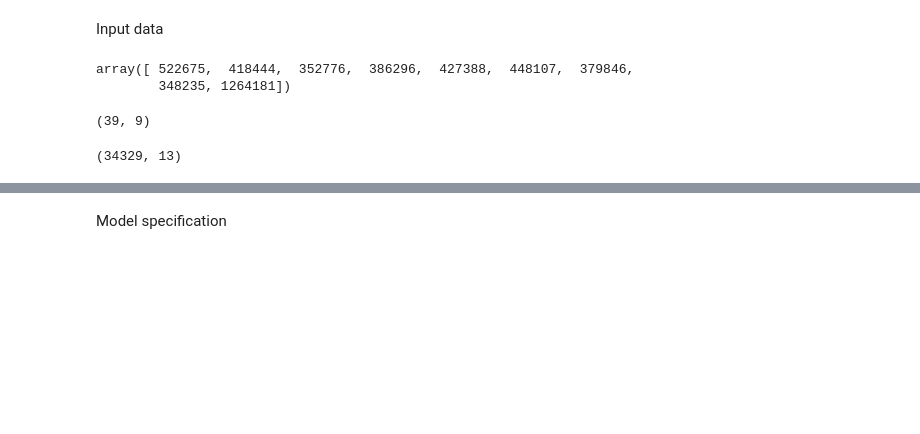
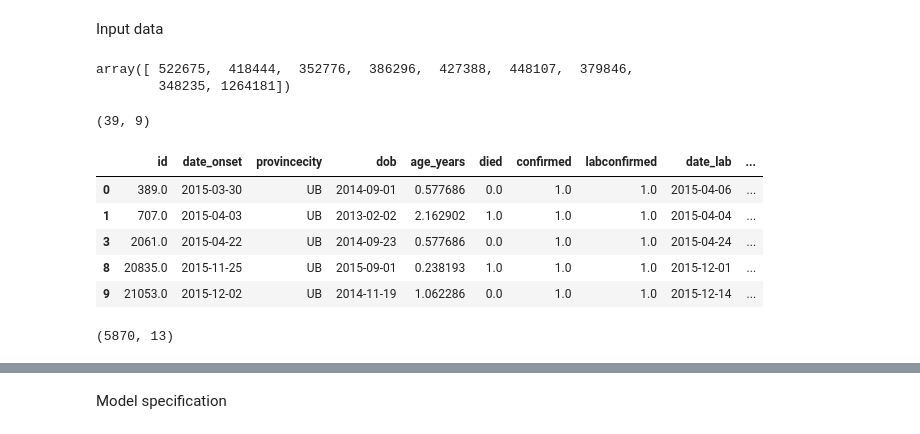
Before and after one commit to fonnesbeck/mongolia_measles, a Jupyter notebook: notebooks/Measles Dynamics.ipynb, the cells around one changed output, grey strips where cells are left out. Drawn from its saved outputs; the diff is of its cells as text; code cells hidden in the pictures; blank space fills up the shorter version.

Commit message:
Fixed confirmed count bug

```diff
--- a/notebooks/Measles Dynamics.ipynb
+++ b/notebooks/Measles Dynamics.ipynb
@@ -278,8 +278,18 @@ I.shape
 (39, 9)
 # %%
 I_age = I.sum(0)
+# %%
+lab_samples = line_list.dropna(subset=['date_lab']).copy()
+lab_samples.head()
+# %% [output]
+|  | id | date_onset | provincecity | dob | age_years | died | confirmed | labconfirmed | date_lab | ... |
+| 0 | 389.0 | 2015-03-30 | UB | 2014-09-01 | 0.577686 | 0.0 | 1.0 | 1.0 | 2015-04-06 | ... |
+| 1 | 707.0 | 2015-04-03 | UB | 2013-02-02 | 2.162902 | 1.0 | 1.0 | 1.0 | 2015-04-04 | ... |
+| 3 | 2061.0 | 2015-04-22 | UB | 2014-09-23 | 0.577686 | 0.0 | 1.0 | 1.0 | 2015-04-24 | ... |
+| 8 | 20835.0 | 2015-11-25 | UB | 2015-09-01 | 0.238193 | 1.0 | 1.0 | 1.0 | 2015-12-01 | ... |
+| 9 | 21053.0 | 2015-12-02 | UB | 2014-11-19 | 1.062286 | 0.0 | 1.0 | 1.0 | 2015-12-14 | ... |
 # %%
-clinic_confirmed = line_list.query('confirmed==1')
+clinic_confirmed = lab_samples.query('confirmed==1')
 clinic_confirmed.shape
 # %% [output]
-(34329, 13)
+(5870, 13)
```
Also changed, not shown: parts of 6 cells of this notebook.
